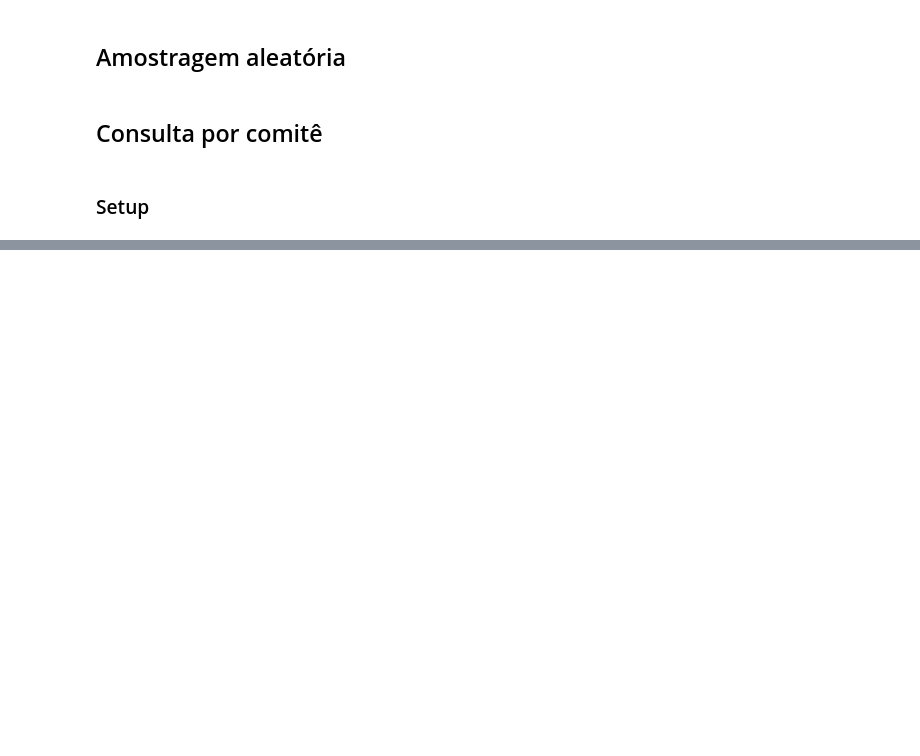
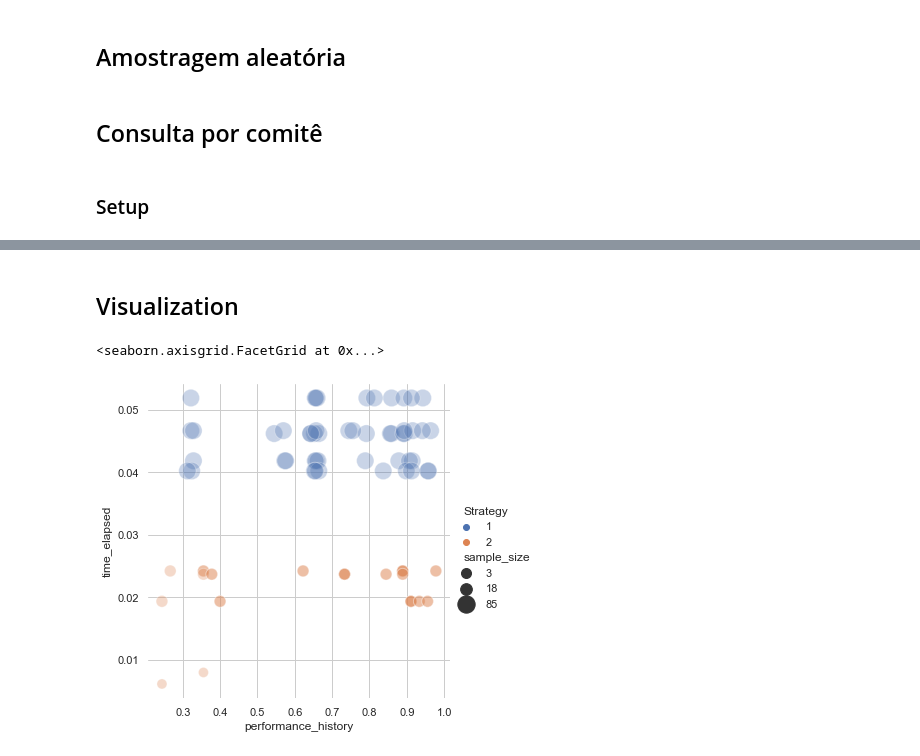
Before and after one commit to ahmoura/active_learning, a Jupyter notebook: act_learn/data/Framework AL - Refatoração.ipynb, the cells around one changed output, grey strips where cells are left out. Drawn from its saved outputs; the diff is of its cells as text; code cells hidden in the pictures; blank space fills up the shorter version.

Commit message:
Scatter plot

```diff
--- a/act_learn/data/Framework AL - Refatoração.ipynb
+++ b/act_learn/data/Framework AL - Refatoração.ipynb
@@ -89,7 +89,7 @@ def uncertain_sampling(X_raw, y_raw, idx_data, idx_bag, classifier, init_size, n
     return { "performance_history": performance_history,
              "time_elapsed": time_elapsed,
              "sample_size": sample_size, # RETORNAR TODAS AS AMOSTRAS DE CADA PERFORMANCE OU SÓ DO ULTIMO
-             "Strategy": "Uncertainty Sampling"}
+             "Strategy": 2}
 # %% [markdown]
 ## Amostragem aleatória
 # %%
@@ -124,7 +124,7 @@ def random_sampling(X_raw, y_raw, idx_data, idx_bag, classifier, init_size, n_qu
     return { "performance_history": performance_history,
          "time_elapsed": time_elapsed,
          "sample_size": sample_size, # RETORNAR TODAS AS AMOSTRAS DE CADA PERFORMANCE OU SÓ DO ULTIMO
-         "Strategy": "Random Sampling"}
+         "Strategy": 1}
 # %% [markdown]
 ## Consulta por comitê
 # %%
@@ -226,8 +226,8 @@ for idx_bag in range(n_splits):
     total_performance_history.append(uncertain_sampling(deepcopy(X_raw), deepcopy(y_raw), idx_data, idx_bag, classifier, k, n_queries))
 for idx_bag in range(n_splits):
     total_performance_history.append(random_sampling(deepcopy(X_raw), deepcopy(y_raw), idx_data, idx_bag, classifier, k, n_queries))
-for idx_bag in range(n_splits):
-    total_performance_history.append(query_by_committee(deepcopy(X_raw), deepcopy(y_raw), idx_data, idx_bag, classifier, k, n_queries))
+# for idx_bag in range(n_splits):
+#     total_performance_history.append(query_by_committee(deepcopy(X_raw), deepcopy(y_raw), idx_data, idx_bag, classifier, k, n_queries))
 # %%
 total_performance_history
 # %% [output]
@@ -251,4 +251,4 @@ total_performance_history
 # %%
 df = pd.DataFrame.from_dict(total_performance_history)
 # %%
-df.explode('performance_history')
+df = df.explode('performance_history')
@@ -269,2 +269,4 @@ df.explode('performance_history')
 # %%
 #  https://seaborn.pydata.org/examples/scatterplot_sizes.html
+# %% [markdown]
+## Visualization
@@ -270,0 +275,13 @@ df.explode('performance_history')
+# %%
+g = sns.relplot(
+    data=df,
+    x="performance_history", y="time_elapsed",
+    hue="Strategy", size="sample_size",
+    palette=sns.color_palette(n_colors=2), sizes=(100, 300), alpha=0.3
+)
+g.ax.xaxis.grid(True, "minor", linewidth=.25)
+g.ax.yaxis.grid(True, "minor", linewidth=.25)
+g.despine(left=True, bottom=True)
+# %% [output]
+<seaborn.axisgrid.FacetGrid at 0x...>
+[figure, added]
```
Also changed, not shown: parts of 6 cells of this notebook.
